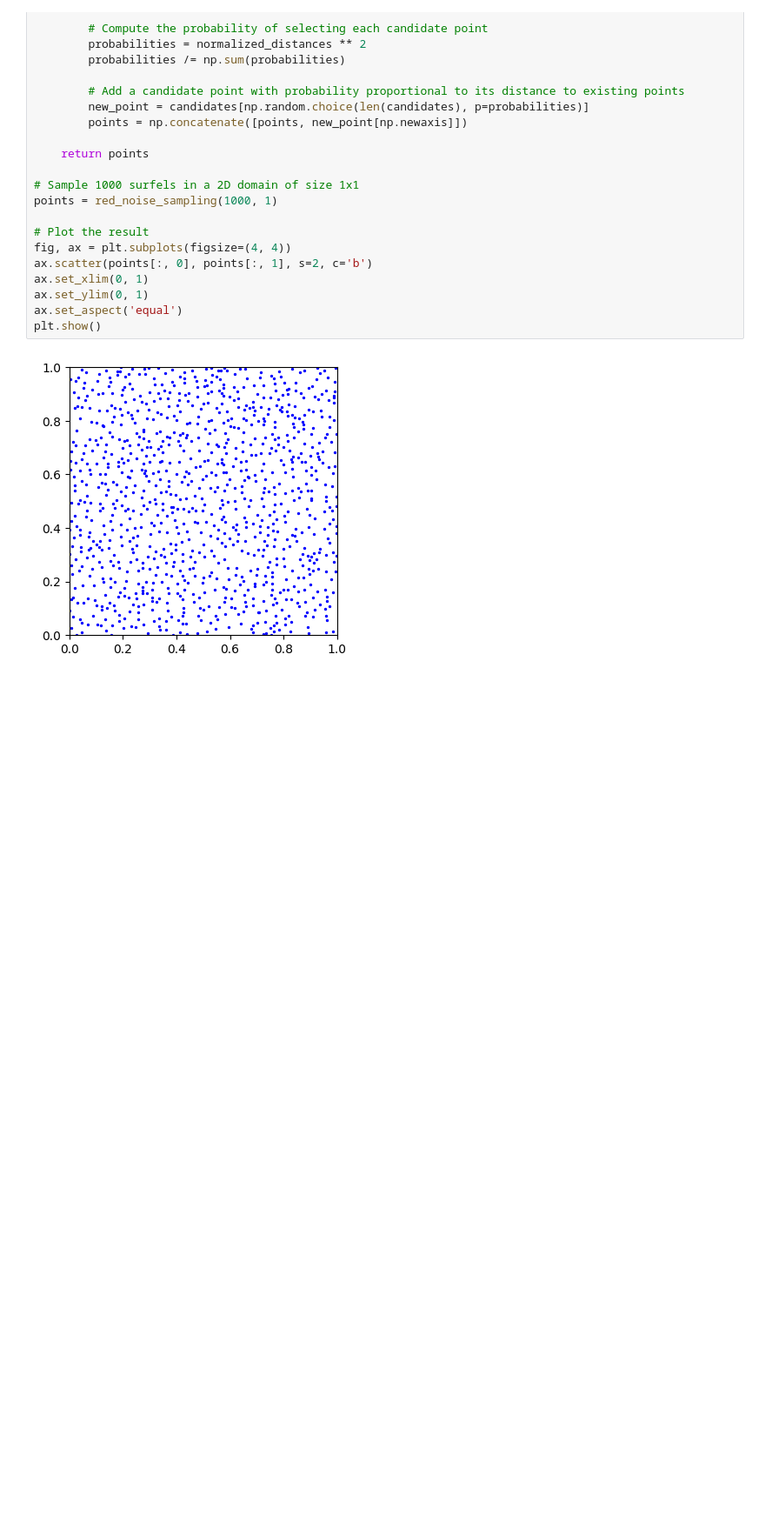
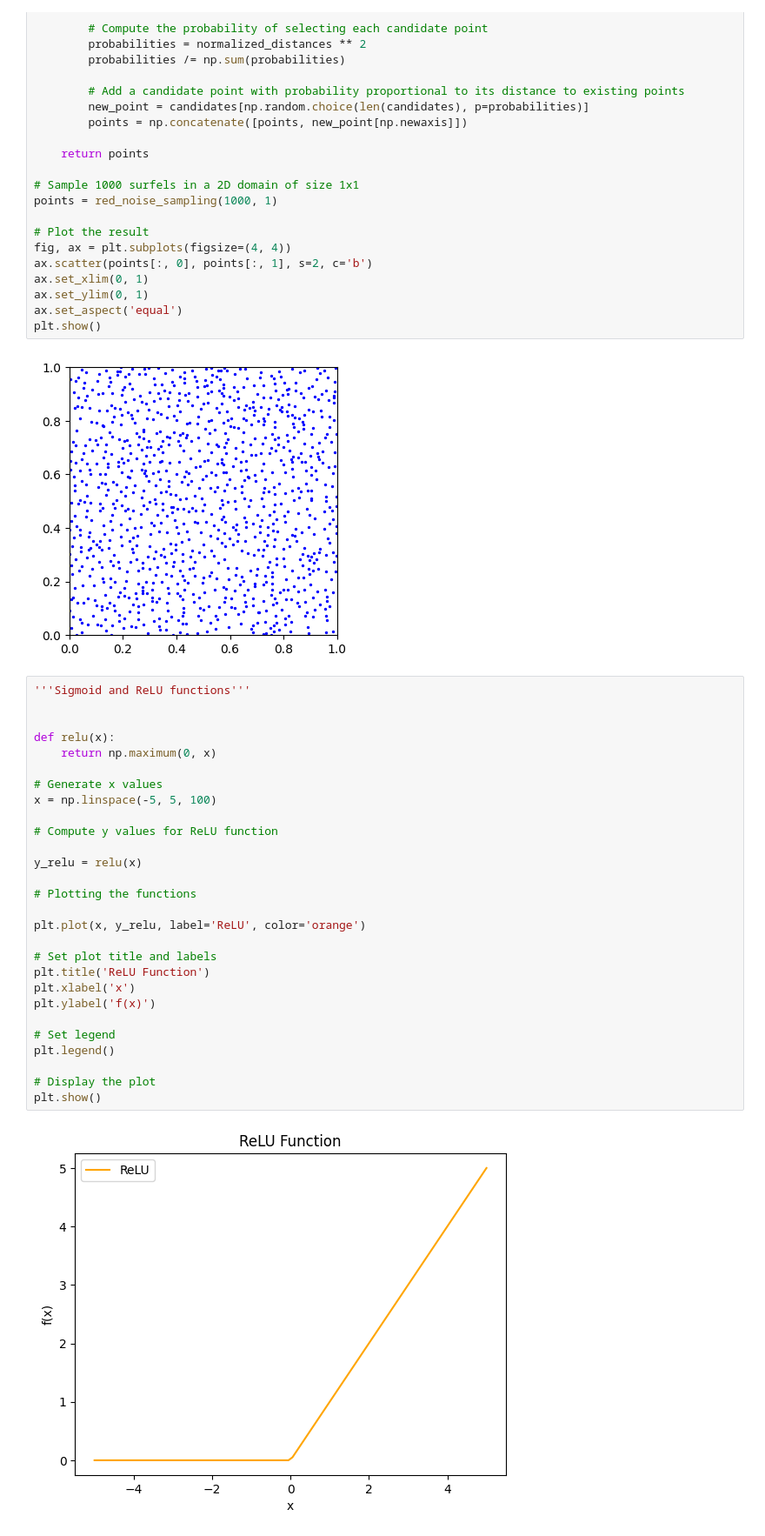
Before and after one commit to vipasyan/Master-thesis-3D-reconstruction, a Jupyter notebook: NeRF_scripts/miscellaneous.ipynb, the cells around one changed output. Shown at 87% size. Cells and saved outputs as stored; diff of their text form; blank space fills up the shorter version.

```diff
--- a/NeRF_scripts/miscellaneous.ipynb
+++ b/NeRF_scripts/miscellaneous.ipynb
@@ -93,3 +93,33 @@ ax.set_aspect('equal')
 plt.show()
 # %% [output]
 [figure]
+# %%
+'''Sigmoid and ReLU functions'''
+
+
+def relu(x):
+    return np.maximum(0, x)
+
+# Generate x values
+x = np.linspace(-5, 5, 100)
+
+# Compute y values for ReLU function
+
+y_relu = relu(x)
+
+# Plotting the functions
+
+plt.plot(x, y_relu, label='ReLU', color='orange')
+
+# Set plot title and labels
+plt.title('ReLU Function')
+plt.xlabel('x')
+plt.ylabel('f(x)')
+
+# Set legend
+plt.legend()
+
+# Display the plot
+plt.show()
+# %% [output]
+[figure, added]
```
Also changed, not shown: parts of 3 cells of this notebook.
